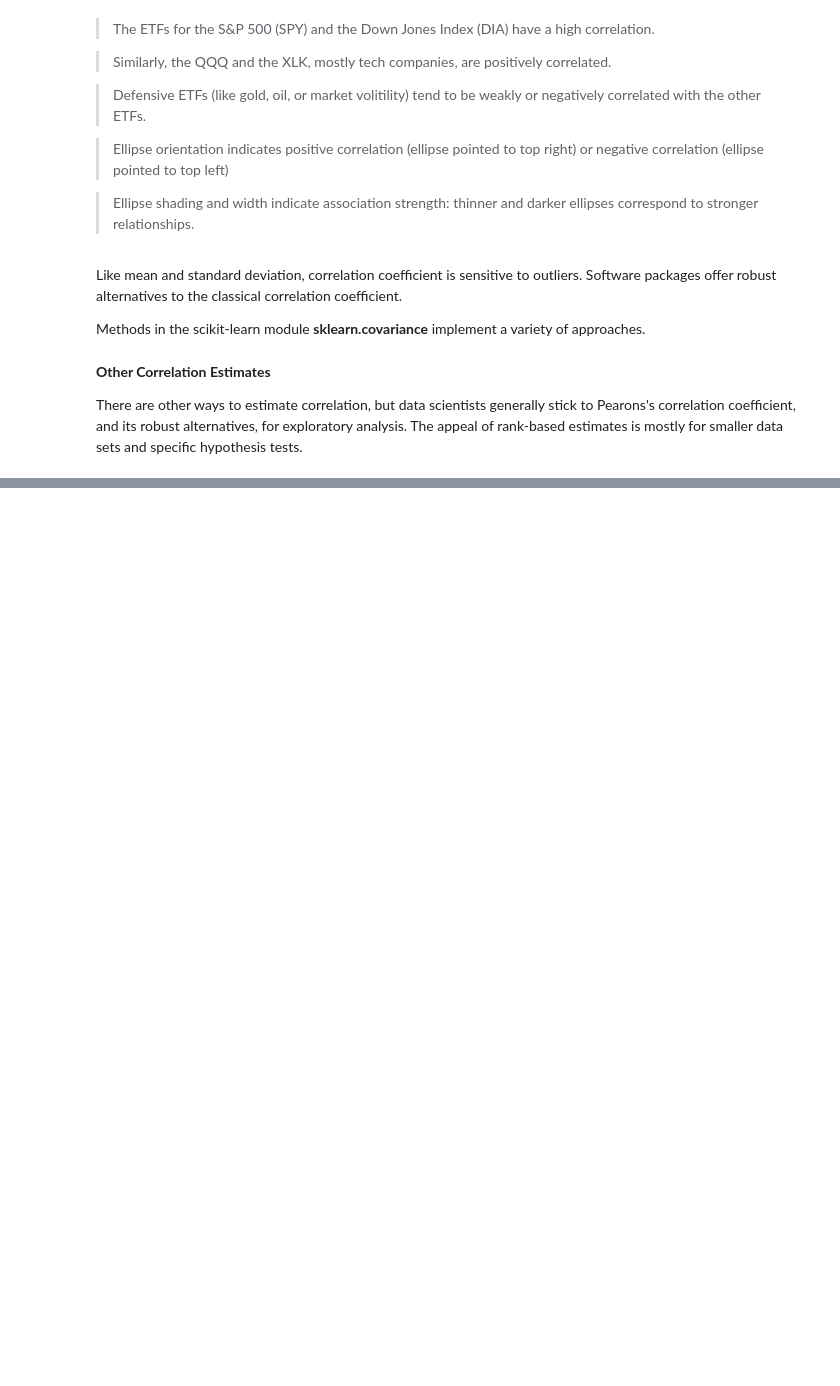
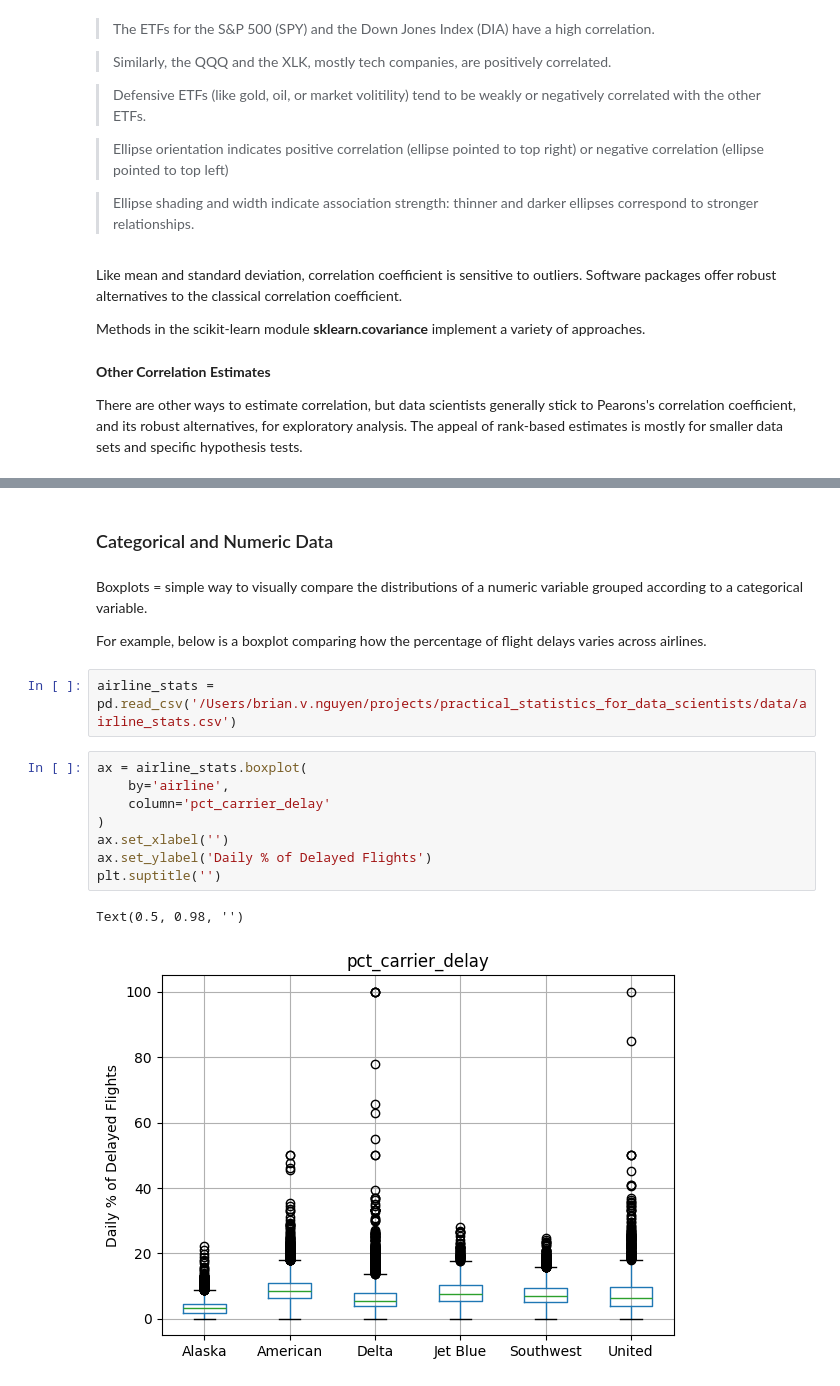
Before and after one commit to brian-vu-nguyen/practical_statistics_for_data_scientists, a Jupyter notebook: notebooks/chapter_1.ipynb, the cells around one changed output, grey strips where cells are left out. Drawn from its saved outputs; the diff is of its cells as text; blank space fills up the shorter version.

```diff
--- a/notebooks/chapter_1.ipynb
+++ b/notebooks/chapter_1.ipynb
@@ -688,0 +842,19 @@ There are other ways to estimate correlation, but data scientists generally stic
+# %% [markdown]
+### Categorical and Numeric Data
+# %% [markdown]
+Boxplots = simple way to visually compare the distributions of a numeric variable grouped according to a categorical variable.
+
+For example, below is a boxplot comparing how the percentage of flight delays varies across airlines.
+# %%
+airline_stats = pd.read_csv('/Users/brian.v.nguyen/projects/practical_statistics_for_data_scientists/data/airline_stats.csv')
+# %%
+ax = airline_stats.boxplot(
+    by='airline',
+    column='pct_carrier_delay'
+)
+ax.set_xlabel('')
+ax.set_ylabel('Daily % of Delayed Flights')
+plt.suptitle('')
+# %% [output]
+Text(0.5, 0.98, '')
+[figure, added]
```
Also changed, not shown: parts of 27 cells of this notebook.
